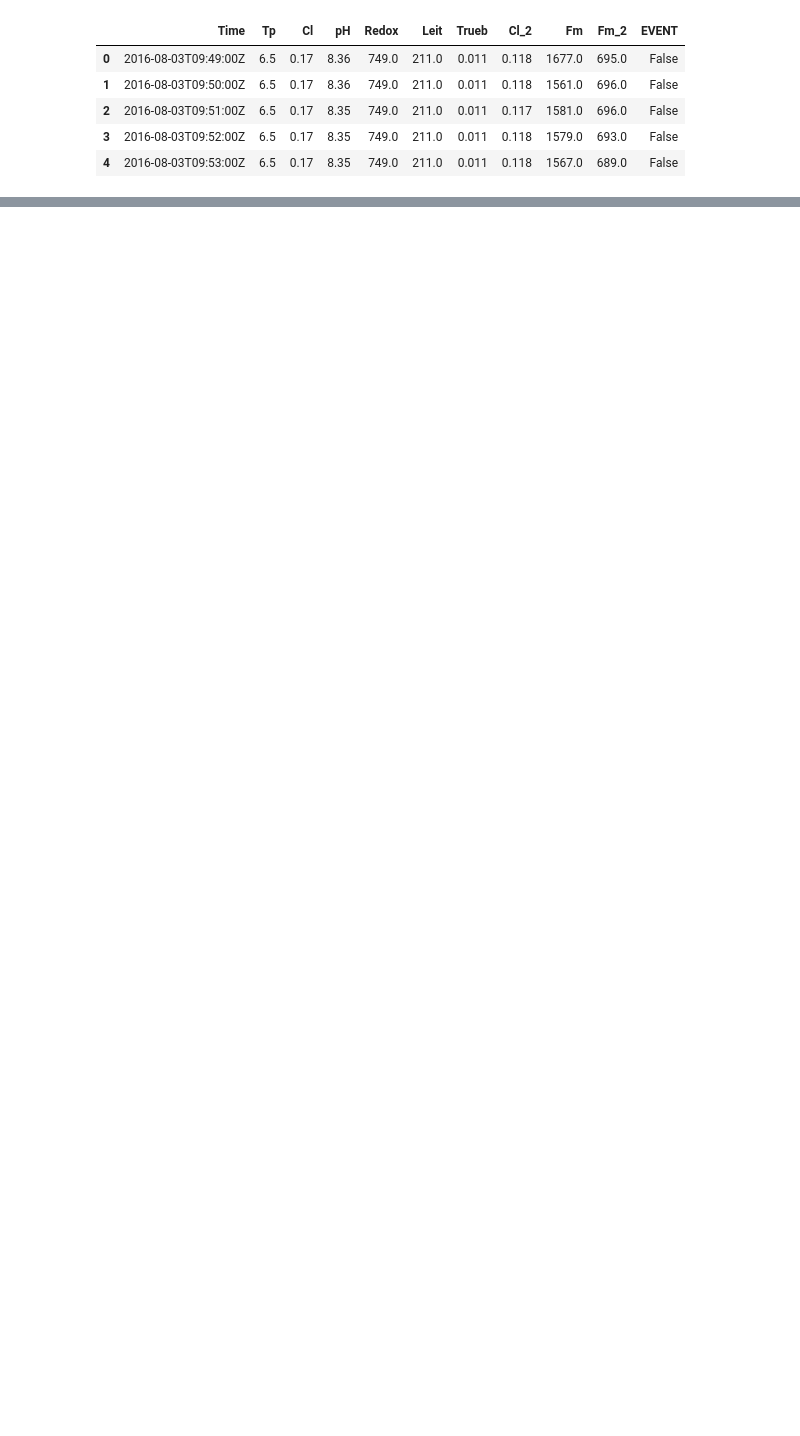
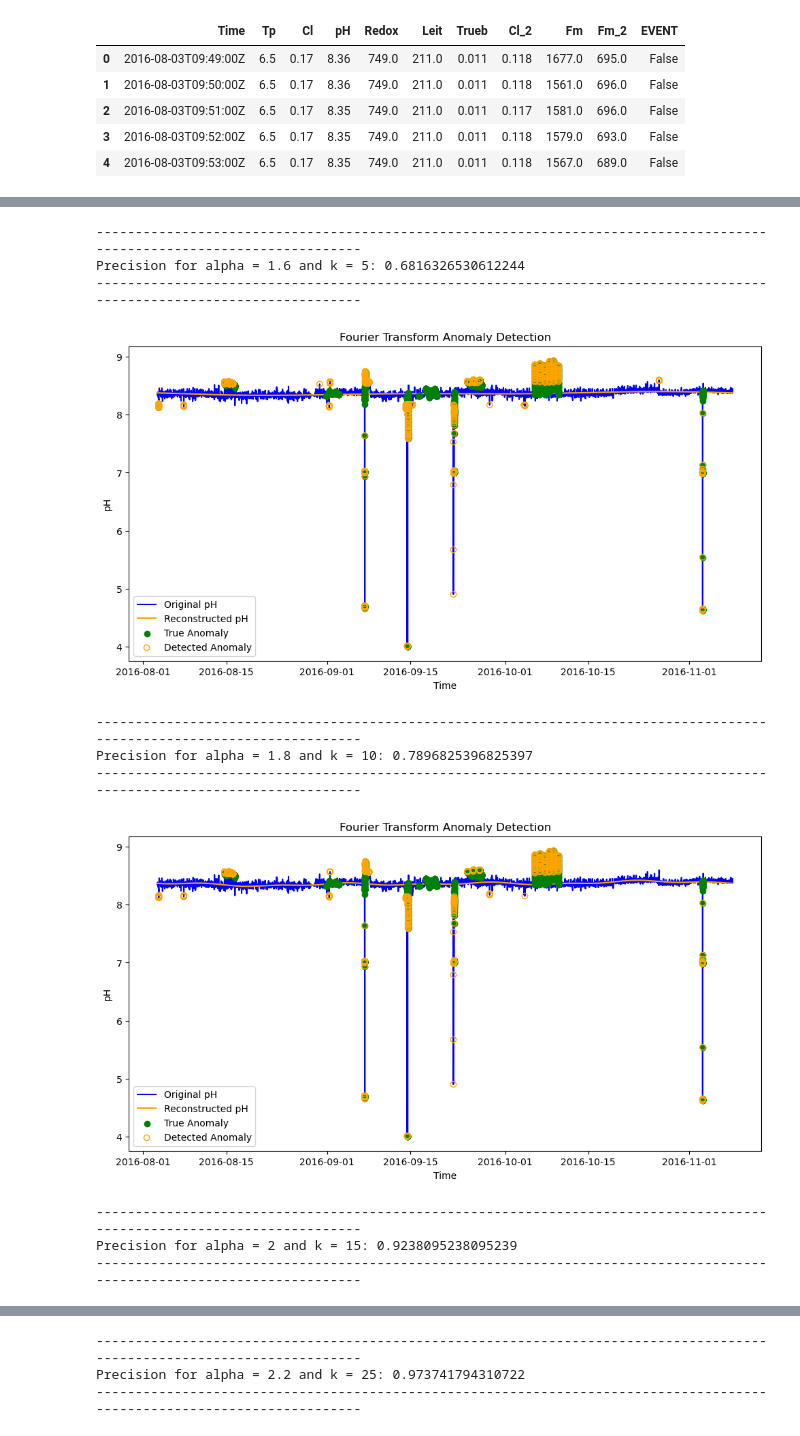
Before and after one commit to tanle8/tsa-gecco-challenge, a Jupyter notebook: notebooks/fourier_transform.ipynb, the cells around one changed output, grey strips where cells are left out. Drawn from its saved outputs; the diff is of its cells as text; code cells hidden in the pictures; blank space fills up the shorter version.

```diff
--- a/notebooks/fourier_transform.ipynb
+++ b/notebooks/fourier_transform.ipynb
@@ -134,0 +197,29 @@ print(precision, recall, f1)
+# %%
+results = []
+k=[5,10,15,25,30]
+alphas = [1.6, 1.8, 2, 2.2, 2.4]
+
+for i in range(len(k)):
+    ph_values, filtered_fft = fourier_transform(processed_df, 'pH', k_sample=k[i])
+    reconstructed_signal, anomalies, data = fourier_prediction(processed_df, x_values=ph_values, filtered_fft=filtered_fft, alpha=alphas[i])
+    precision, recall, f1 = fourier_evaluation(data, 'EVENT', 'FFT_Anomaly')
+    results.append((k[i], alphas[i], precision, recall, f1))
+    print("----"*30)
+    print(f"Precision for alpha = {alphas[i]} and k = {k[i]}: {precision}")
+    print("----"*30)
+    plot_fft_anomalies(data, original_signal=ph_values, reconstructed_signal=reconstructed_signal, anomalies=anomalies)
+
+results_df = pd.DataFrame(results, columns=['k', 'alpha', 'Precision', 'Recall', 'F1_Score'])
+print(results_df)
+# %% [output]
+------------------------------------------------------------------------------------------------------------------------
+Precision for alpha = 1.6 and k = 5: 0.6816326530612244
+------------------------------------------------------------------------------------------------------------------------
+[figure, added]
+------------------------------------------------------------------------------------------------------------------------
+Precision for alpha = 1.8 and k = 10: 0.7896825396825397
+------------------------------------------------------------------------------------------------------------------------
+[figure, added]
+------------------------------------------------------------------------------------------------------------------------
+Precision for alpha = 2 and k = 15: 0.9238095238095239
+------------------------------------------------------------------------------------------------------------------------
@@ -134,0 +227,3 @@ print(precision, recall, f1)
+------------------------------------------------------------------------------------------------------------------------
+Precision for alpha = 2.2 and k = 25: 0.973741794310722
+------------------------------------------------------------------------------------------------------------------------
```
Also changed, not shown: parts of 36 cells of this notebook.
